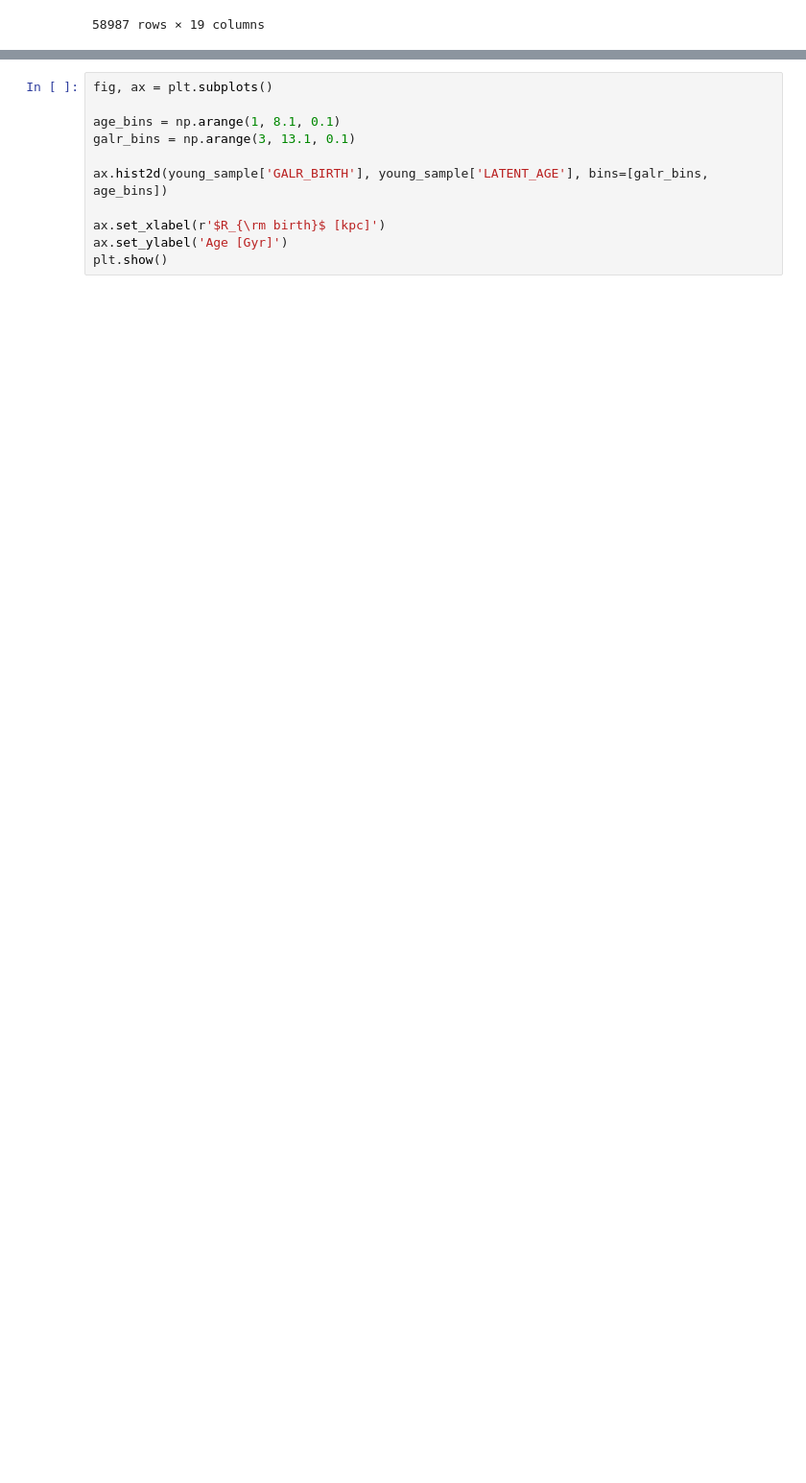
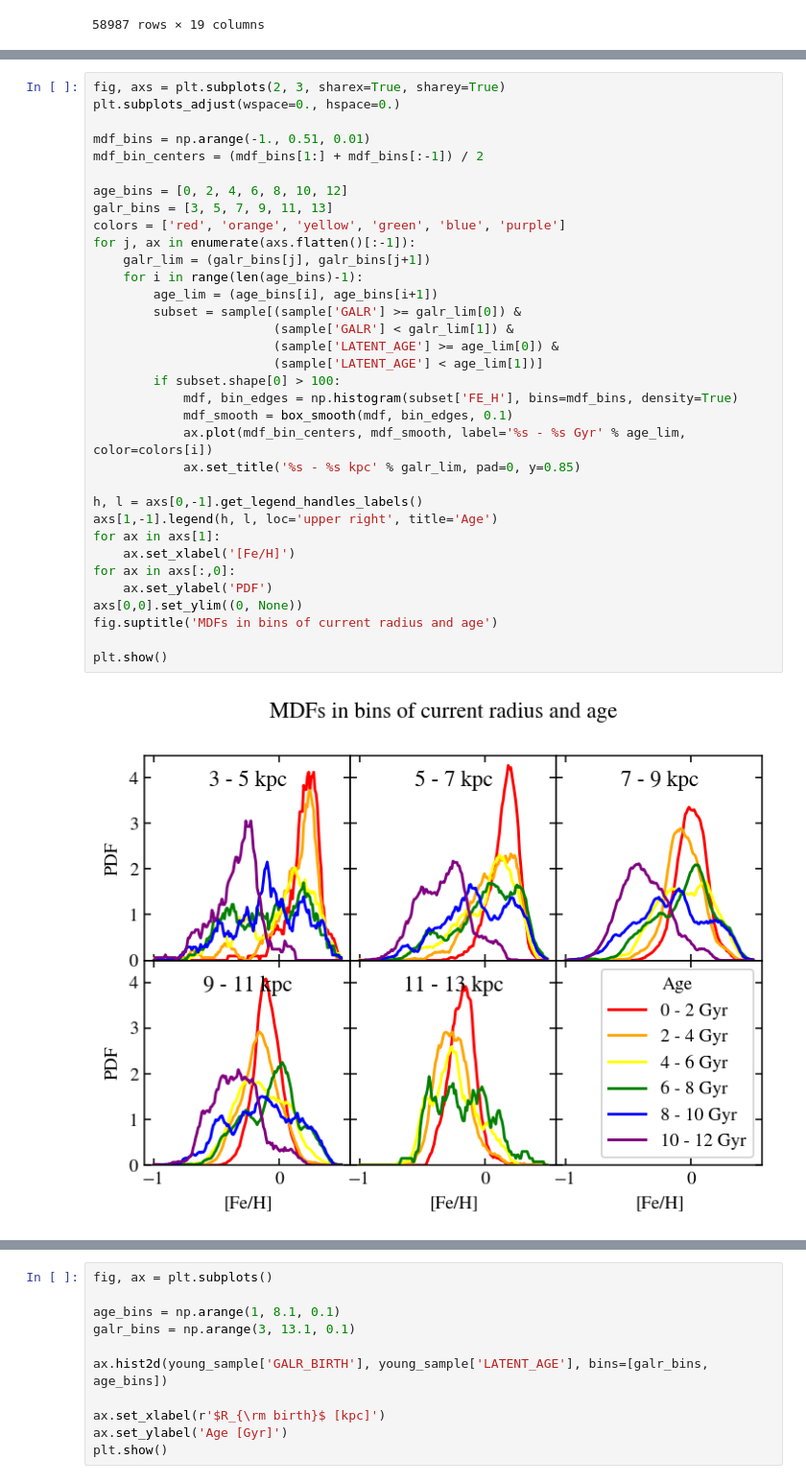
Before and after one commit to lodubay/abeona, a Jupyter notebook: notebooks/birth_radius_v2.ipynb, the cells around one changed output, grey strips where cells are left out. Shown: that part at 96% size. Saved outputs shown, nothing was run; the diff lists cells and outputs as text; blank space fills up the shorter version.

```diff
--- a/notebooks/birth_radius_v2.ipynb
+++ b/notebooks/birth_radius_v2.ipynb
@@ -85,0 +111,36 @@ plt.show()
+# %%
+fig, axs = plt.subplots(2, 3, sharex=True, sharey=True)
+plt.subplots_adjust(wspace=0., hspace=0.)
+
+mdf_bins = np.arange(-1., 0.51, 0.01)
+mdf_bin_centers = (mdf_bins[1:] + mdf_bins[:-1]) / 2
+
+age_bins = [0, 2, 4, 6, 8, 10, 12]
+galr_bins = [3, 5, 7, 9, 11, 13]
+colors = ['red', 'orange', 'yellow', 'green', 'blue', 'purple']
+for j, ax in enumerate(axs.flatten()[:-1]):
+    galr_lim = (galr_bins[j], galr_bins[j+1])
+    for i in range(len(age_bins)-1):
+        age_lim = (age_bins[i], age_bins[i+1])
+        subset = sample[(sample['GALR'] >= galr_lim[0]) &
+                        (sample['GALR'] < galr_lim[1]) &
+                        (sample['LATENT_AGE'] >= age_lim[0]) &
+                        (sample['LATENT_AGE'] < age_lim[1])]
+        if subset.shape[0] > 100:
+            mdf, bin_edges = np.histogram(subset['FE_H'], bins=mdf_bins, density=True)
+            mdf_smooth = box_smooth(mdf, bin_edges, 0.1)
+            ax.plot(mdf_bin_centers, mdf_smooth, label='%s - %s Gyr' % age_lim, color=colors[i])
+            ax.set_title('%s - %s kpc' % galr_lim, pad=0, y=0.85)
+
+h, l = axs[0,-1].get_legend_handles_labels()
+axs[1,-1].legend(h, l, loc='upper right', title='Age')
+for ax in axs[1]:
+    ax.set_xlabel('[Fe/H]')
+for ax in axs[:,0]:
+    ax.set_ylabel('PDF')
+axs[0,0].set_ylim((0, None))
+fig.suptitle('MDFs in bins of current radius and age')
+
+plt.show()
+# %% [output]
+[figure, added]
```
Also changed, not shown: parts of 18 cells of this notebook.
